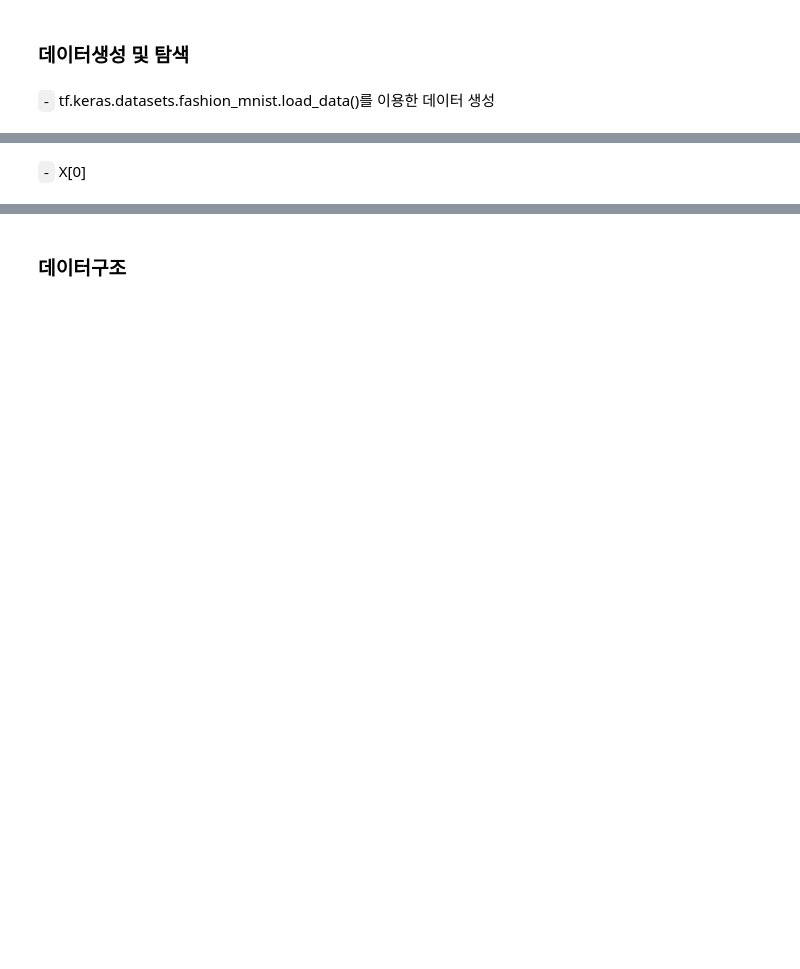
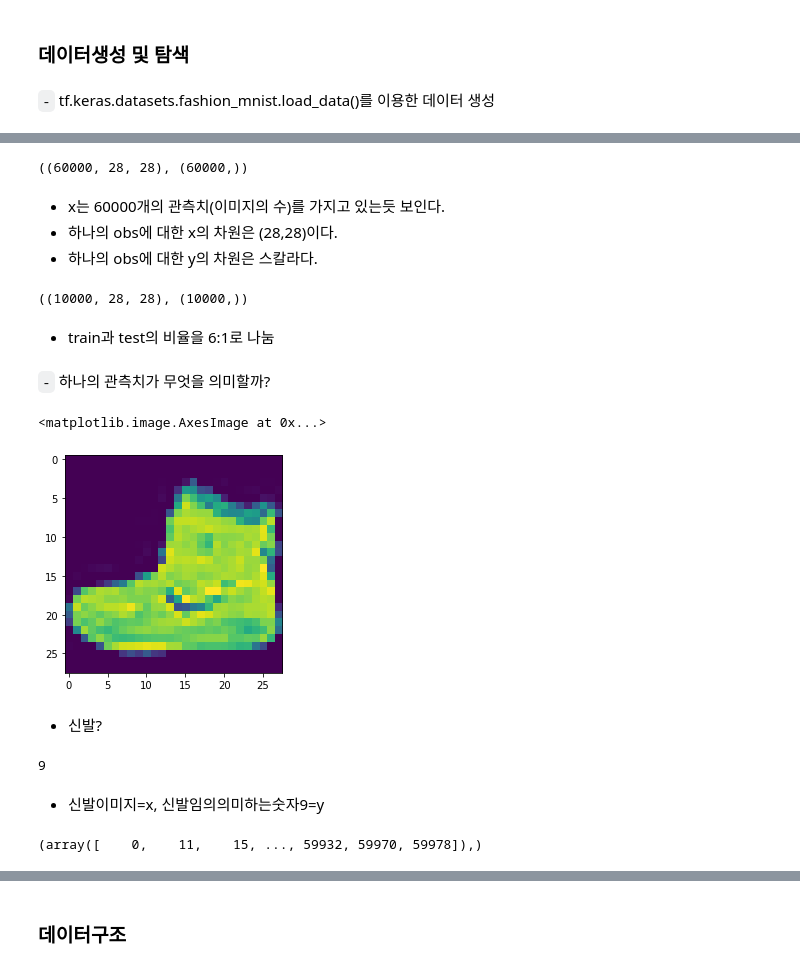
Before and after one commit to guebin/DS2022, a Jupyter notebook: _notebooks/2022-05-02-(9주차) 5월2일_lecture.ipynb, the cells around one changed output, grey strips where cells are left out. Cells and saved outputs as stored; diff of their text form; code cells hidden in the pictures; blank space fills up the shorter version.

```diff
--- a/_notebooks/2022-05-02-(9주차) 5월2일_lecture.ipynb
+++ b/_notebooks/2022-05-02-(9주차) 5월2일_lecture.ipynb
@@ -117,0 +148,2 @@ note: 이렇게 많이 쓰는 이유? ver1,2는 사실상 없는 방법이므로
+# %%
+(x_train, y_train), (x_test, y_test) = tf.keras.datasets.fashion_mnist.load_data()
@@ -118,2 +152,33 @@ note: 이렇게 많이 쓰는 이유? ver1,2는 사실상 없는 방법이므로
+# %%
+x_train.shape, y_train.shape
+# %% [output]
+((60000, 28, 28), (60000,))
+# %% [markdown]
+- x는 60000개의 관측치(이미지의 수)를 가지고 있는듯 보인다.
+- 하나의 obs에 대한 x의 차원은 (28,28)이다.
+- 하나의 obs에 대한 y의 차원은 스칼라다.
+# %%
+x_test.shape, y_test.shape
+# %% [output]
+((10000, 28, 28), (10000,))
+# %% [markdown]
+- train과 test의 비율을 6:1로 나눔
 # %% [markdown]
-`-` X[0]
+`-` 하나의 관측치가 무엇을 의미할까?
+# %%
+plt.imshow(x_train[0])
+# %% [output]
+<matplotlib.image.AxesImage at 0x...>
+[figure, added]
+# %% [markdown]
+- 신발?
+# %%
+y_train[0]
+# %% [output]
+9
+# %% [markdown]
+- 신발이미지=x, 신발임의의미하는숫자9=y
+# %%
+np.where(y_train == 9)
+# %% [output]
+(array([    0,    11,    15, ..., 59932, 59970, 59978]),)
```
Also changed, not shown: parts of 13 cells of this notebook.
